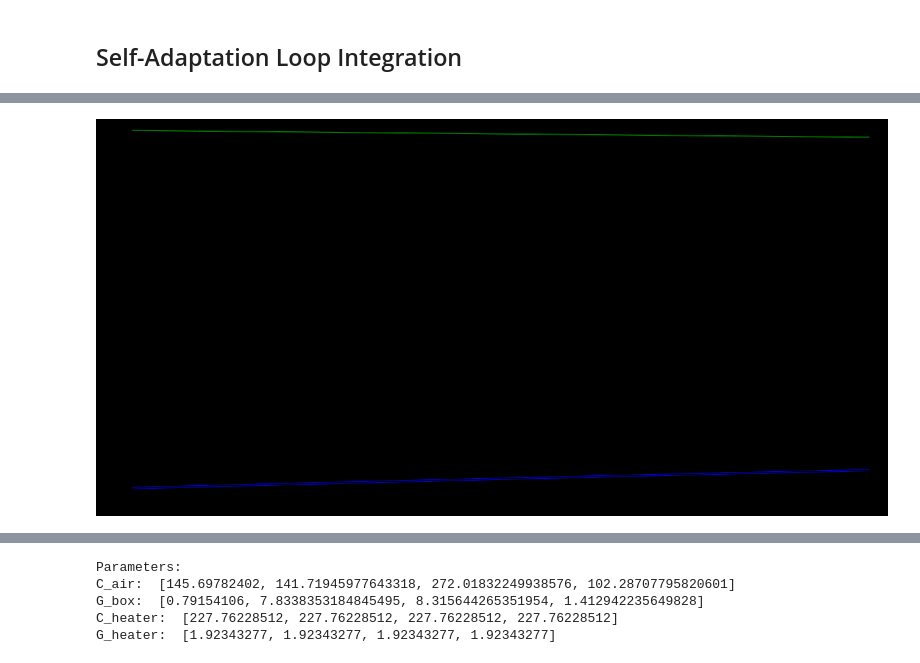
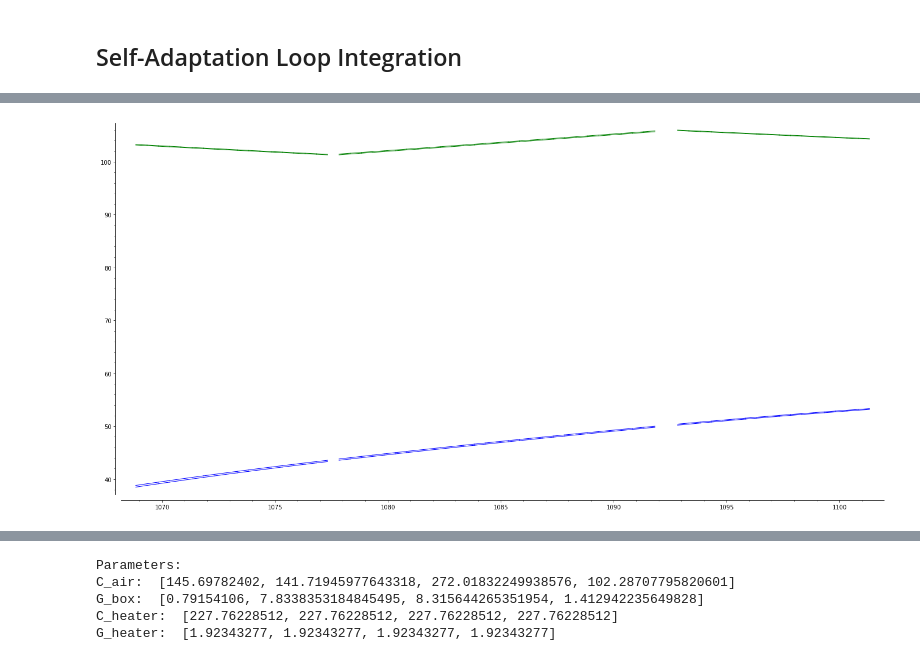
Before and after one commit to twright/example_digital-twin_incubator, a Jupyter notebook: software/notebooks/Self-Adaptation Test.ipynb, the cells around one changed output, grey strips where cells are left out. Saved outputs shown, nothing was run; the diff lists cells and outputs as text; code cells hidden in the pictures.

Commit message:
Self-adaptation experiment for verified integration at each anomoly experiment.

```diff
--- a/software/notebooks/Self-Adaptation Test.ipynb
+++ b/software/notebooks/Self-Adaptation Test.ipynb
@@ -152,0 +182,2 @@ _.matplotlib()
+# %%
+verified_trace, verified_model = VerifiedPlantSimulator4Params().run_simulation(*m.self_adaptation_manager.state_machine.anomaly_parameters[1])
@@ -153,5 +194,4 @@ _.matplotlib()
 # %%
-m.self_adaptation_manager.state_machine.verified_traces[1].plot(
-    ('T_A', 'T_H'), color=('blue', 'green')).matplotlib()
+verified_trace.plot(('T_A', 'T_H'), color=('blue', 'green')).matplotlib()
 # %% [output]
-[figure, old version]
+[figure, new version]
```
Also changed, not shown: parts of 16 cells of this notebook, 1 other file.
